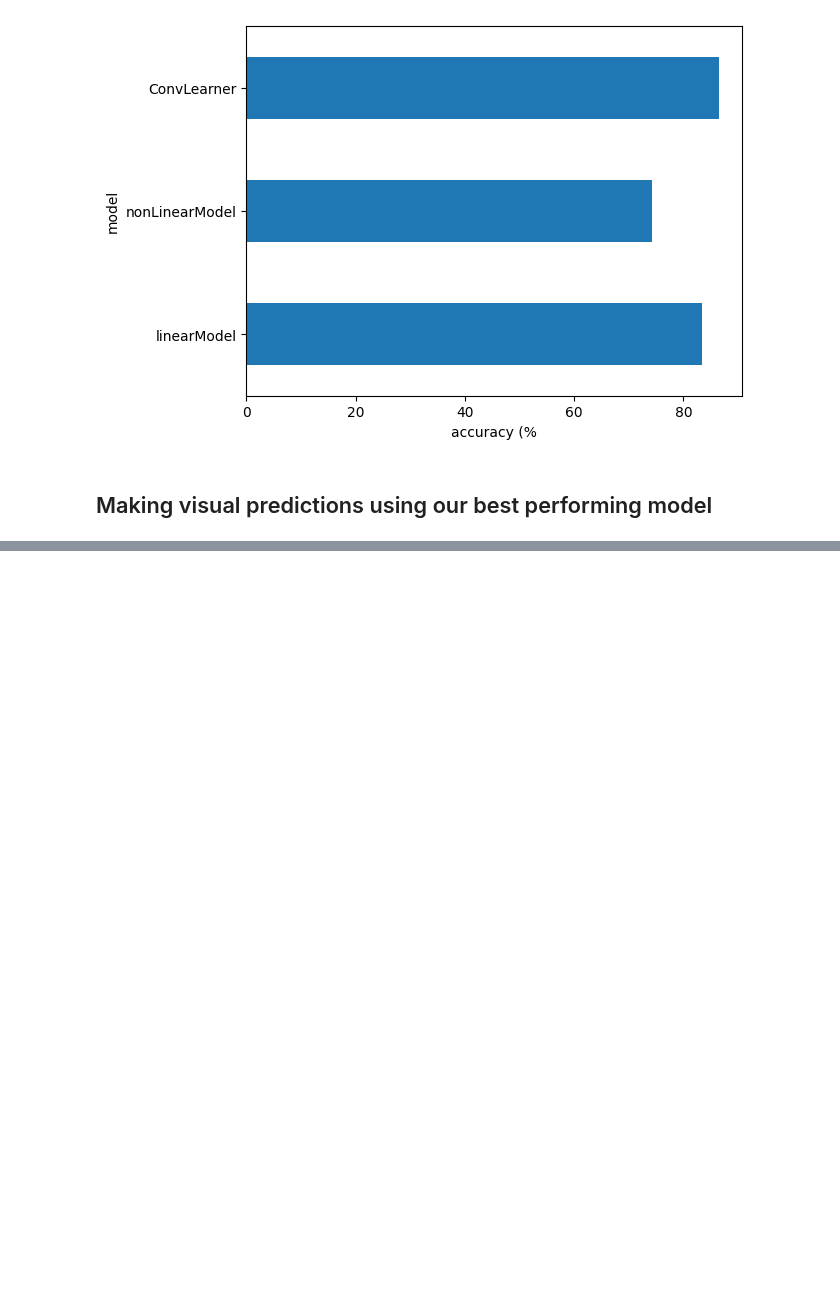
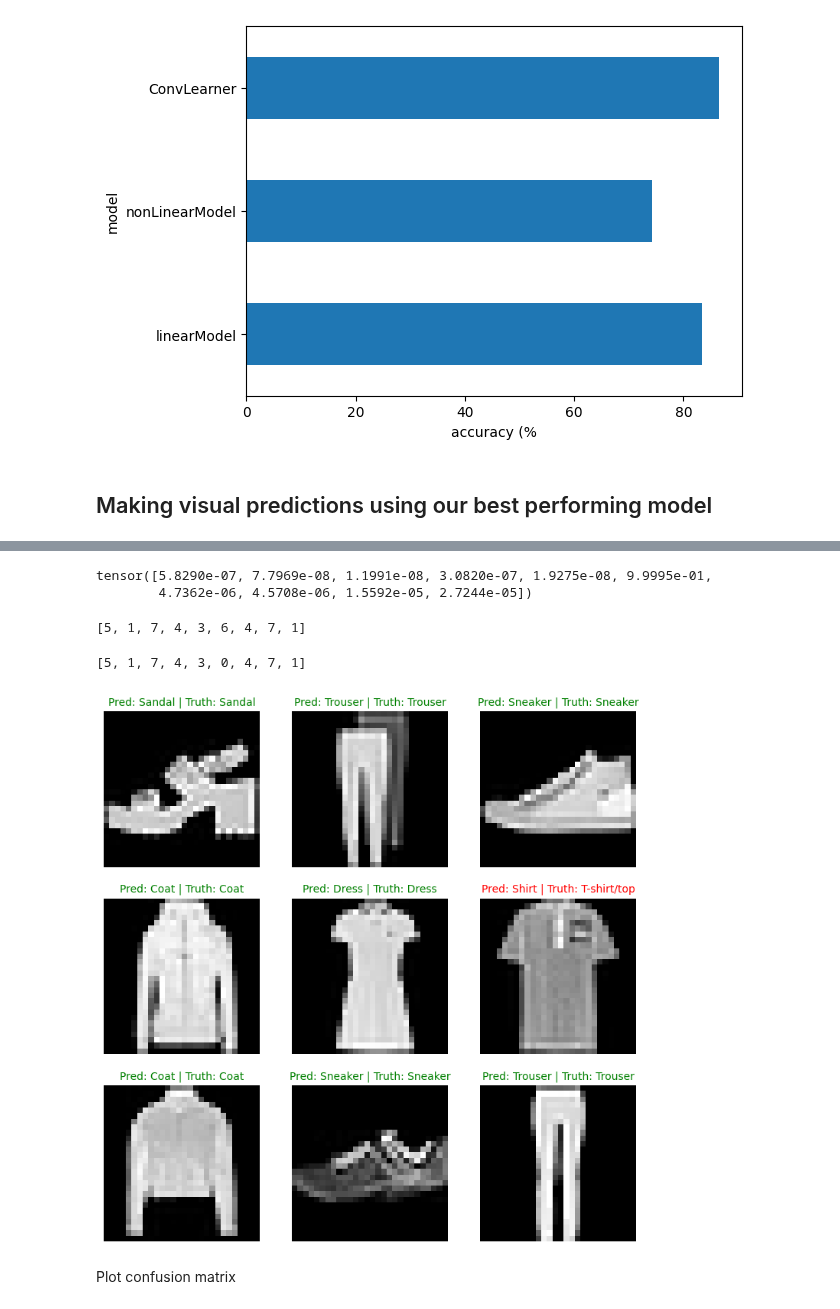
Before and after one commit to tituslhy/symmetrical-octo-spork, a Jupyter notebook: Notebooks/3. ComputerVision.ipynb, the cells around one changed output, grey strips where cells are left out. Cells and saved outputs as stored; diff of their text form; code cells hidden in the pictures; blank space fills up the shorter version.

```diff
--- a/Notebooks/3. ComputerVision.ipynb
+++ b/Notebooks/3. ComputerVision.ipynb
@@ -653,0 +703,37 @@ plt.ylabel('model');
+# %%
+pred_probs = make_predictions(model = model2,
+                              data = test_samples)
+pred_probs[0]
+# %% [output]
+tensor([5.8290e-07, 7.7969e-08, 1.1991e-08, 3.0820e-07, 1.9275e-08, 9.9995e-01,
+        4.7362e-06, 4.5708e-06, 1.5592e-05, 2.7244e-05])
+# %%
+# Convert prediction probabilities to labels
+pred_labels = pred_probs.argmax(dim=1).tolist()
+pred_labels
+# %% [output]
+[5, 1, 7, 4, 3, 6, 4, 7, 1]
+# %%
+test_labels
+# %% [output]
+[5, 1, 7, 4, 3, 0, 4, 7, 1]
+# %%
+#Plot predictions
+plt.figure(figsize = (9,9))
+nrows, ncols = 3,3
+
+for i, sample in enumerate(test_samples):
+    plt.subplot(nrows, ncols, i+1)
+    plt.imshow(sample.squeeze(), cmap = "gray")
+    pred_label = classes[pred_labels[i]]
+    truth_label = classes[test_labels[i]]
+    title_text = f"Pred: {pred_label} | Truth: {truth_label}"
+    if pred_label == truth_label:
+        plt.title(title_text, fontsize=10, c="g")
+    else:
+        plt.title(title_text, fontsize=10, c="r")
+    plt.axis(False);
+# %% [output]
+[figure, added]
+# %% [markdown]
+Plot confusion matrix
```
Also changed, not shown: parts of 42 cells of this notebook, 1 other file.
